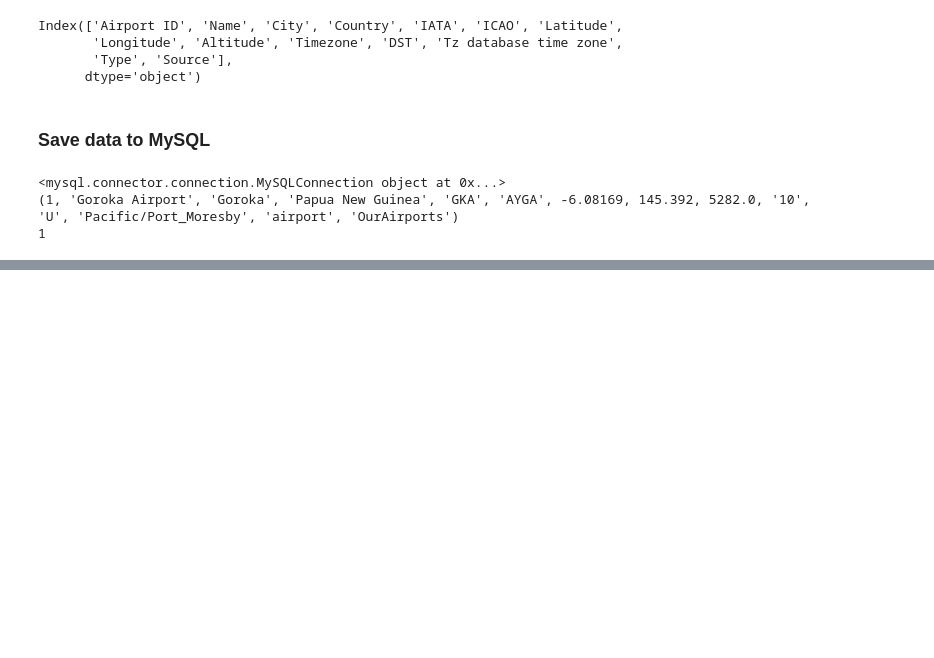
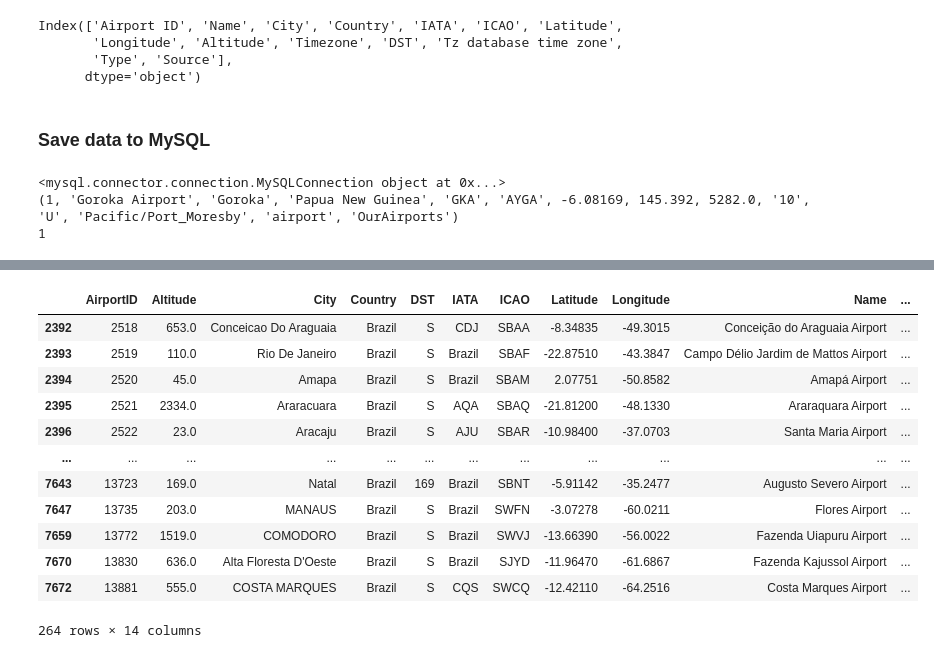
Before and after one commit to gpivaro/Project_2, a Jupyter notebook: Database/Airports_Location.ipynb, the cells around one changed output, grey strips where cells are left out. Saved outputs shown, nothing was run; the diff lists cells and outputs as text; code cells hidden in the pictures; blank space fills up the shorter version.

```diff
--- a/Database/Airports_Location.ipynb
+++ b/Database/Airports_Location.ipynb
@@ -167,0 +210,18 @@ mydb.commit()
+# %%
+country = 'Brazil'
+airport_by_country= df.loc[df['Country']==f"{country}"]
+airport_by_country
+# %% [output]
+|  | AirportID | Altitude | City | Country | DST | IATA | ICAO | Latitude | Longitude | Name | ... |
+| 2392 | 2518 | 653.0 | Conceicao Do Araguaia | Brazil | S | CDJ | SBAA | -8.34835 | -49.3015 | Conceição do Araguaia Airport | ... |
+| 2393 | 2519 | 110.0 | Rio De Janeiro | Brazil | S | Brazil | SBAF | -22.87510 | -43.3847 | Campo Délio Jardim de Mattos Airport | ... |
+| 2394 | 2520 | 45.0 | Amapa | Brazil | S | Brazil | SBAM | 2.07751 | -50.8582 | Amapá Airport | ... |
+| 2395 | 2521 | 2334.0 | Araracuara | Brazil | S | AQA | SBAQ | -21.81200 | -48.1330 | Araraquara Airport | ... |
+| 2396 | 2522 | 23.0 | Aracaju | Brazil | S | AJU | SBAR | -10.98400 | -37.0703 | Santa Maria Airport | ... |
+| ... | ... | ... | ... | ... | ... | ... | ... | ... | ... | ... | ... |
+| 7643 | 13723 | 169.0 | Natal | Brazil | 169 | Brazil | SBNT | -5.91142 | -35.2477 | Augusto Severo Airport | ... |
+| 7647 | 13735 | 203.0 | MANAUS | Brazil | S | Brazil | SWFN | -3.07278 | -60.0211 | Flores Airport | ... |
+| 7659 | 13772 | 1519.0 | COMODORO | Brazil | S | Brazil | SWVJ | -13.66390 | -56.0022 | Fazenda Uiapuru Airport | ... |
+| 7670 | 13830 | 636.0 | Alta Floresta D'Oeste | Brazil | S | Brazil | SJYD | -11.96470 | -61.6867 | Fazenda Kajussol Airport | ... |
+| 7672 | 13881 | 555.0 | COSTA MARQUES | Brazil | S | CQS | SWCQ | -12.42110 | -64.2516 | Costa Marques Airport | ... |
+264 rows × 14 columns
```
Also changed, not shown: parts of 6 cells of this notebook, 4 other files.
